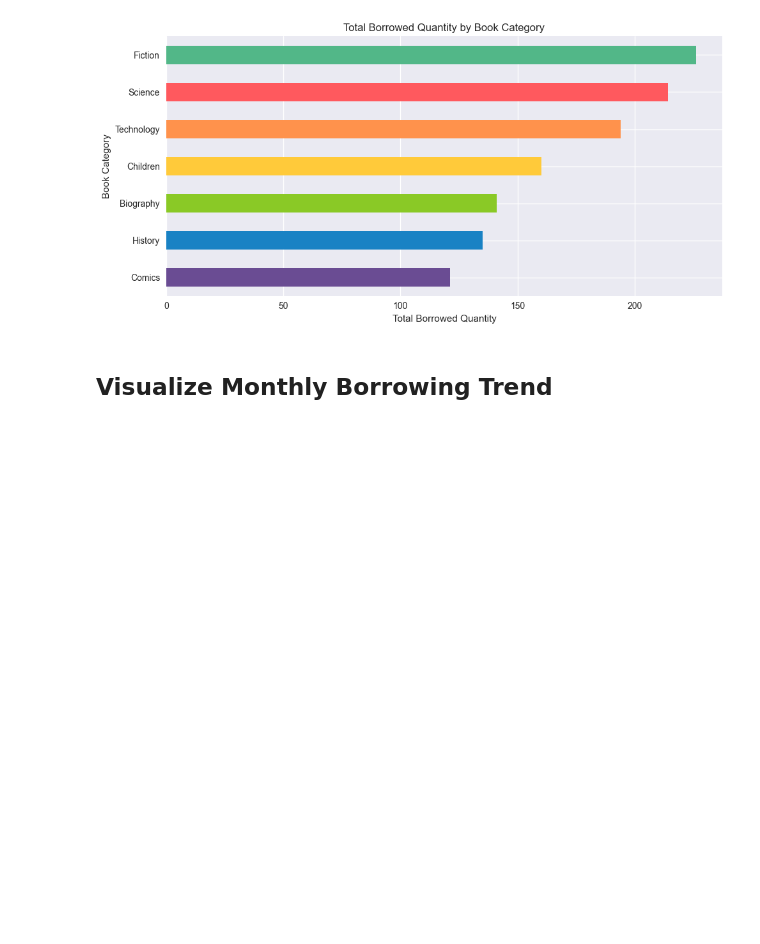
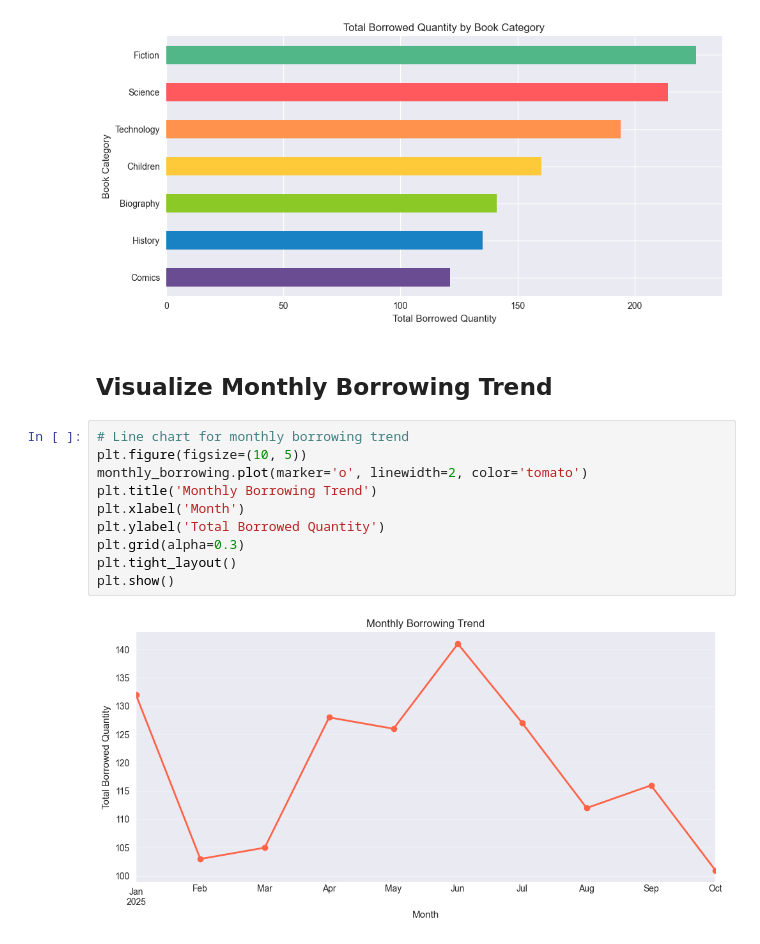
Before and after one commit to bshikder/Library_Book_Borrowing_Analyzer, a Jupyter notebook: Librery_Book_Borrowing_Analyzer.ipynb, the cells around one changed output. Cells and saved outputs as stored; diff of their text form; blank space fills up the shorter version.

```diff
--- a/Librery_Book_Borrowing_Analyzer.ipynb
+++ b/Librery_Book_Borrowing_Analyzer.ipynb
@@ -192,3 +192,15 @@ plt.show()
 [figure]
 # %% [markdown]
 ## Visualize Monthly Borrowing Trend
+# %%
+# Line chart for monthly borrowing trend
+plt.figure(figsize=(10, 5))
+monthly_borrowing.plot(marker='o', linewidth=2, color='tomato')
+plt.title('Monthly Borrowing Trend')
+plt.xlabel('Month')
+plt.ylabel('Total Borrowed Quantity')
+plt.grid(alpha=0.3)
+plt.tight_layout()
+plt.show()
+# %% [output]
+[figure, added]
```
Also changed, not shown: parts of 12 cells of this notebook.
